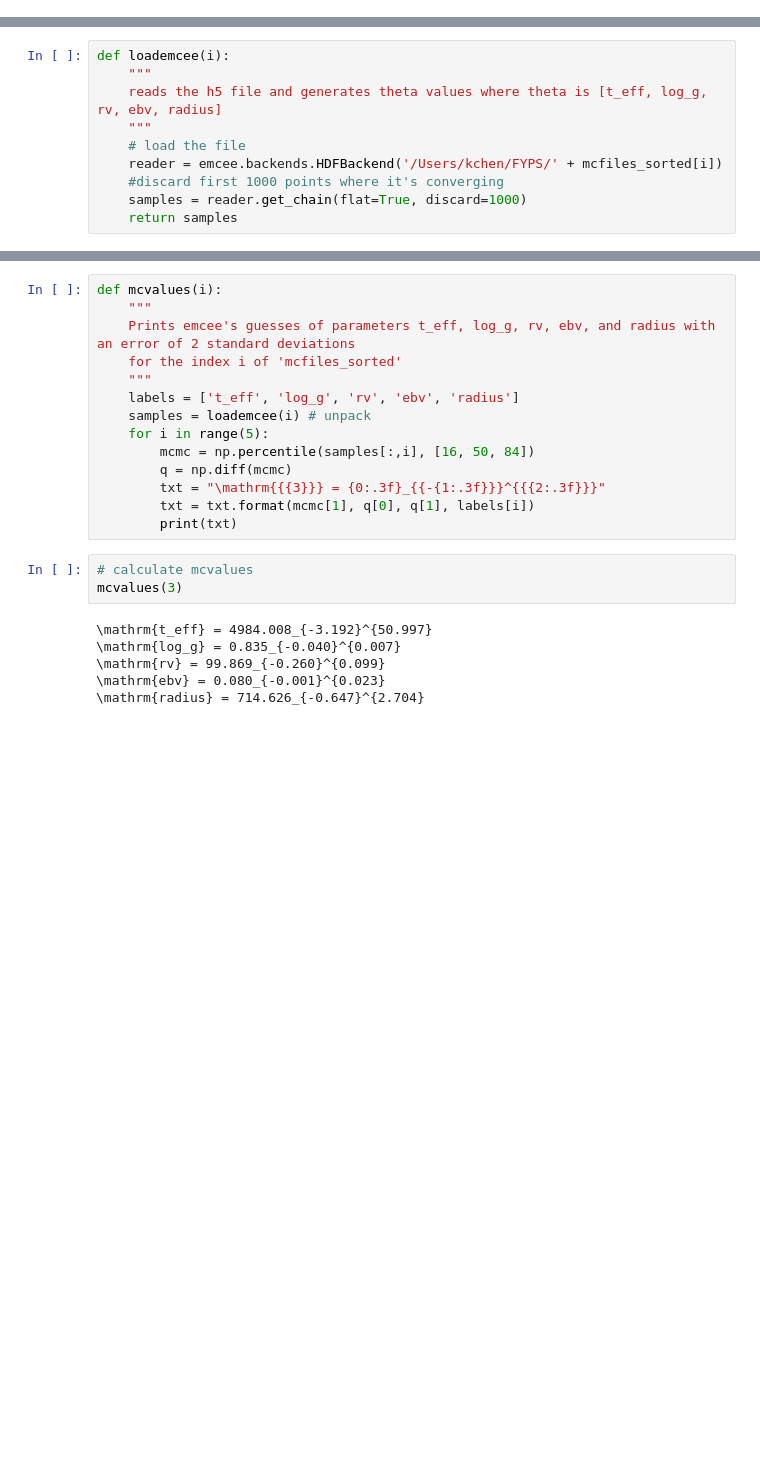
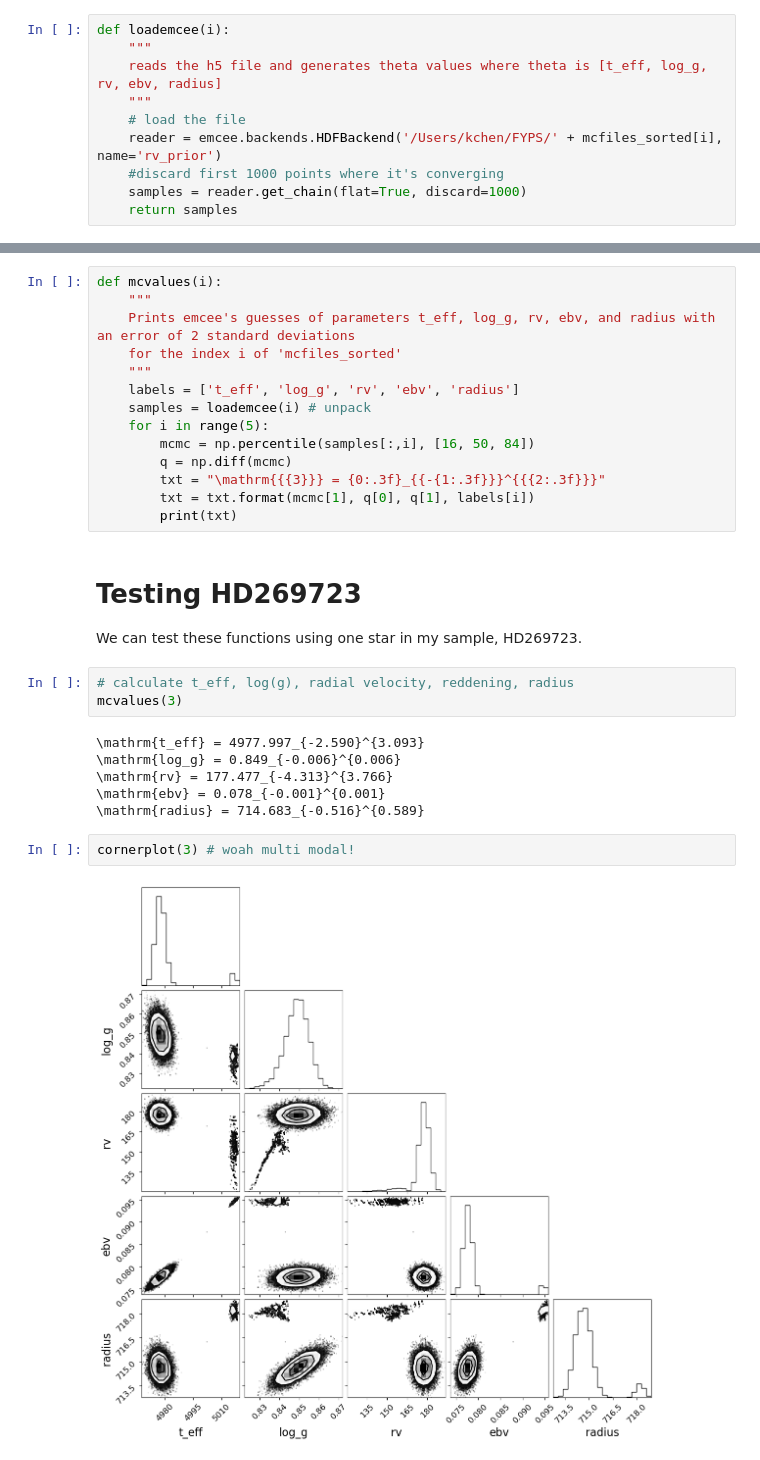
Before and after one commit to kaitlynchen1/yellow-supergiant-spectra, a Jupyter notebook: posterior predictive plots.ipynb, the cells around one changed output, grey strips where cells are left out. Saved outputs shown, nothing was run; the diff lists cells and outputs as text; blank space fills up the shorter version.

```diff
--- a/posterior predictive plots.ipynb
+++ b/posterior predictive plots.ipynb
@@ -91,3 +83,13 @@ def smooth(i):
     linear = LinearInterpolatedResampler()
     spec_interp = linear(spec_smooth, wavelength_grid)
     return spec_interp, spec1d
+# %%
+def loademcee(i):
+    """
+    reads the h5 file and generates theta values where theta is [t_eff, log_g, rv, ebv, radius]
+    """
+    # load the file
+    reader = emcee.backends.HDFBackend('/Users/kchen/FYPS/' + mcfiles_sorted[i], name='rv_prior')
+    #discard first 1000 points where it's converging
+    samples = reader.get_chain(flat=True, discard=1000)
+    return samples
@@ -142,16 +147,6 @@ def postpred(wavelength, i):
 
     plt.show
     ax.legend(loc='upper right')
-# %%
-def loademcee(i):
-    """
-    reads the h5 file and generates theta values where theta is [t_eff, log_g, rv, ebv, radius]
-    """
-    # load the file
-    reader = emcee.backends.HDFBackend('/Users/kchen/FYPS/' + mcfiles_sorted[i])
-    #discard first 1000 points where it's converging
-    samples = reader.get_chain(flat=True, discard=1000)
-    return samples
 # %%
 def cornerplot(i):
     """
@@ -208,12 +205,19 @@ def mcvalues(i):
         txt = "\mathrm{{{3}}} = {0:.3f}_{{-{1:.3f}}}^{{{2:.3f}}}"
         txt = txt.format(mcmc[1], q[0], q[1], labels[i])
         print(txt)
+# %% [markdown]
+# Testing HD269723
+We can test these functions using one star in my sample, HD269723.
 # %%
-# calculate mcvalues
+# calculate t_eff, log(g), radial velocity, reddening, radius
 mcvalues(3)
 # %% [output]
-\mathrm{t_eff} = 4984.008_{-3.192}^{50.997}
-\mathrm{log_g} = 0.835_{-0.040}^{0.007}
-\mathrm{rv} = 99.869_{-0.260}^{0.099}
-\mathrm{ebv} = 0.080_{-0.001}^{0.023}
-\mathrm{radius} = 714.626_{-0.647}^{2.704}
+\mathrm{t_eff} = 4977.997_{-2.590}^{3.093}
+\mathrm{log_g} = 0.849_{-0.006}^{0.006}
+\mathrm{rv} = 177.477_{-4.313}^{3.766}
+\mathrm{ebv} = 0.078_{-0.001}^{0.001}
+\mathrm{radius} = 714.683_{-0.516}^{0.589}
+# %%
+cornerplot(3) # woah multi modal!
+# %% [output]
+[figure, added]
```
Also changed, not shown: parts of 9 cells of this notebook.
